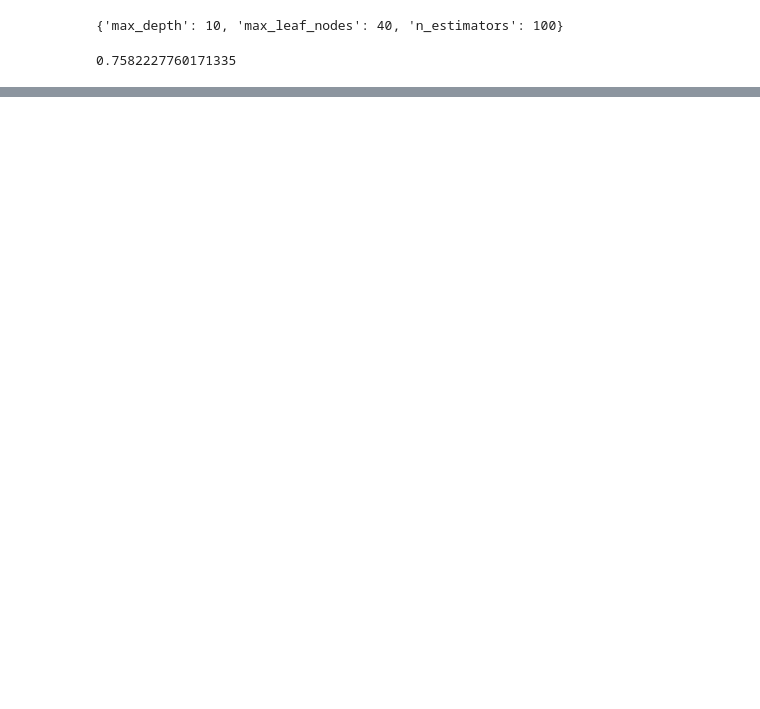
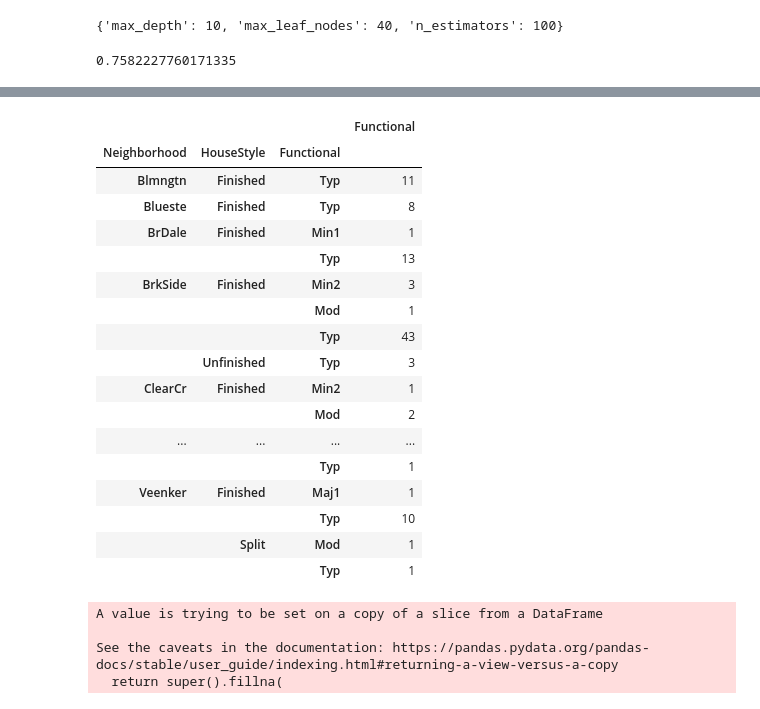
Before and after one commit to FelipeAvila2/ML-House-prices-Advanced-Regression, a Jupyter notebook: main.ipynb, the cells around one changed output, grey strips where cells are left out. Drawn from its saved outputs; the diff is of its cells as text; code cells hidden in the pictures; blank space fills up the shorter version.

```diff
--- a/main.ipynb
+++ b/main.ipynb
@@ -860,0 +969,2 @@ grid_search.best_score_
+# %%
+new_categoricalfeat['MasVnrType'].fillna('None',inplace=True)
@@ -860,0 +1000,2 @@ grid_search.best_score_
+# %%
+new_categoricalfeat['KitchenQual'].fillna('TA',inplace=True)
@@ -860,0 +1025,30 @@ grid_search.best_score_
+# %%
+pd.options.display.max_rows = 100
+# %%
+new_categoricalfeat.groupby(['Neighborhood','HouseStyle','Functional']).agg({'Functional':'count'})
+# %% [output]
+|  |  |  | Functional |
+| Neighborhood | HouseStyle | Functional |  |
+| Blmngtn | Finished | Typ | 11 |
+| Blueste | Finished | Typ | 8 |
+| BrDale | Finished | Min1 | 1 |
+|  |  | Typ | 13 |
+| BrkSide | Finished | Min2 | 3 |
+|  |  | Mod | 1 |
+|  |  | Typ | 43 |
+|  | Unfinished | Typ | 3 |
+| ClearCr | Finished | Min2 | 1 |
+|  |  | Mod | 2 |
+| ... | ... | ... | ... |
+|  |  | Typ | 1 |
+| Veenker | Finished | Maj1 | 1 |
+|  |  | Typ | 10 |
+|  | Split | Mod | 1 |
+|  |  | Typ | 1 |
+# %%
+new_categoricalfeat['Functional'].fillna('Typ',inplace=True)
+# %% [output]
+A value is trying to be set on a copy of a slice from a DataFrame
+
+See the caveats in the documentation: https://pandas.pydata.org/pandas-docs/stable/user_guide/indexing.html#returning-a-view-versus-a-copy
+  return super().fillna(
```
Also changed, not shown: parts of 47 cells of this notebook.
